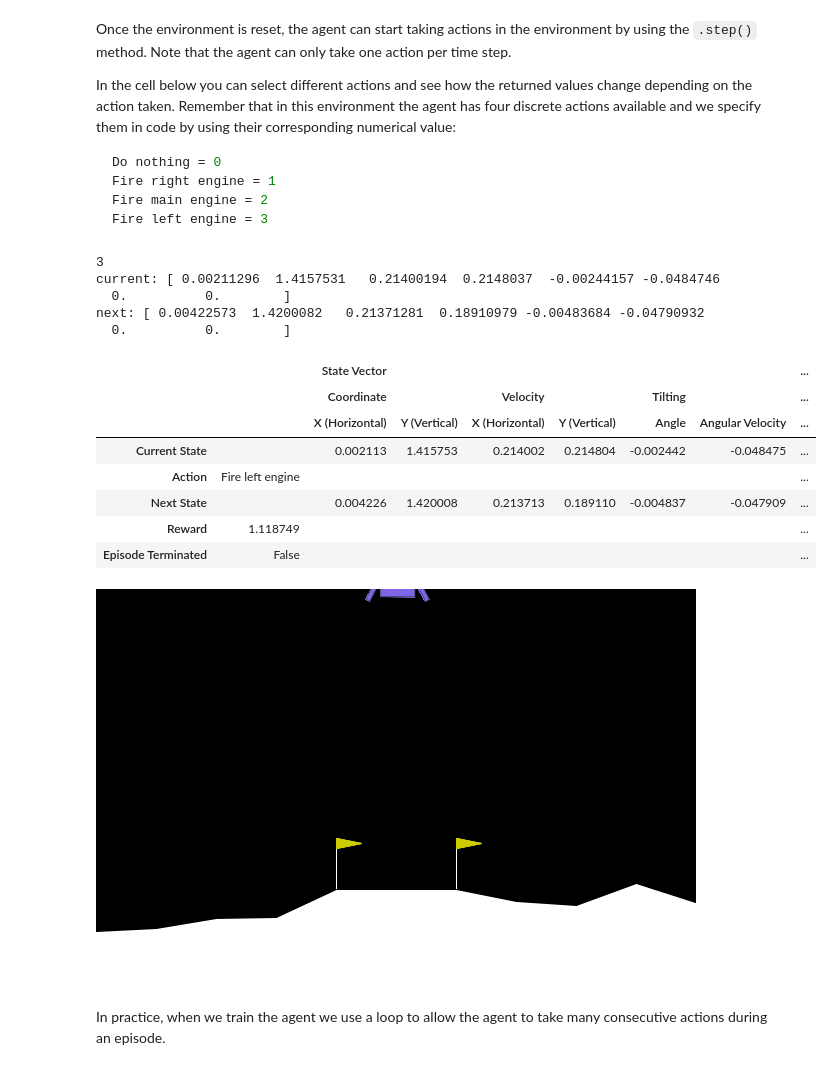
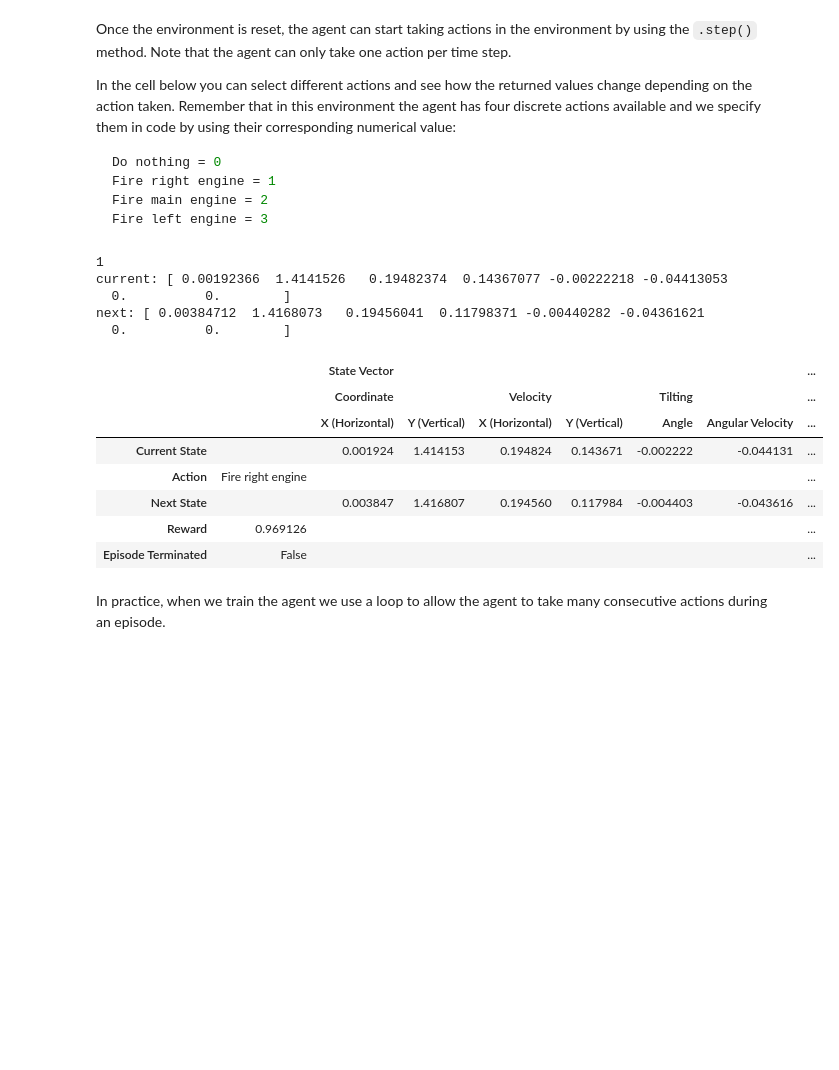
Before and after one commit to jasompi/colab-test, a Jupyter notebook: gymnasium/LunarLander.ipynb, the cells around one changed output. Saved outputs shown, nothing was run; the diff lists cells and outputs as text; code cells hidden in the pictures; blank space fills up the shorter version.

```diff
--- a/gymnasium/LunarLander.ipynb
+++ b/gymnasium/LunarLander.ipynb
@@ -274,34 +308,32 @@ Fire left engine = 3
 # %%
 # Select an action
 action = env.action_space.sample()
 print(action)
 
 # Run a single time step of the environment's dynamics with the given action.
 next_state, reward, done, truncated, info = env.step(0)
 
 print(f'current: {current_state}')
 print(f'next: {next_state}')
 # Display table with values.
 utils.display_table(current_state, action, next_state, reward, done)
 
 # Replace the `current_state` with the state after the action is taken
 current_state = next_state
-PIL.Image.fromarray(env.render())
 # %% [output]
-3
-current: [ 0.00211296  1.4157531   0.21400194  0.2148037  -0.00244157 -0.0484746
+1
+current: [ 0.00192366  1.4141526   0.19482374  0.14367077 -0.00222218 -0.04413053
   0.          0.        ]
-next: [ 0.00422573  1.4200082   0.21371281  0.18910979 -0.00483684 -0.04790932
+next: [ 0.00384712  1.4168073   0.19456041  0.11798371 -0.00440282 -0.04361621
   0.          0.        ]
 |  |  | State Vector |  |  |  |  |  | ... |
 |  |  | Coordinate |  | Velocity |  | Tilting |  | ... |
 |  |  | X (Horizontal) | Y (Vertical) | X (Horizontal) | Y (Vertical) | Angle | Angular Velocity | ... |
-| Current State |  | 0.002113 | 1.415753 | 0.214002 | 0.214804 | -0.002442 | -0.048475 | ... |
-| Action | Fire left engine |  |  |  |  |  |  | ... |
-| Next State |  | 0.004226 | 1.420008 | 0.213713 | 0.189110 | -0.004837 | -0.047909 | ... |
-| Reward | 1.118749 |  |  |  |  |  |  | ... |
+| Current State |  | 0.001924 | 1.414153 | 0.194824 | 0.143671 | -0.002222 | -0.044131 | ... |
+| Action | Fire right engine |  |  |  |  |  |  | ... |
+| Next State |  | 0.003847 | 1.416807 | 0.194560 | 0.117984 | -0.004403 | -0.043616 | ... |
+| Reward | 0.969126 |  |  |  |  |  |  | ... |
 | Episode Terminated | False |  |  |  |  |  |  | ... |
-[figure, removed]
 # %% [markdown]
 In practice, when we train the agent we use a loop to allow the agent to take many consecutive actions during an episode.
 # %% [markdown]
```
Also changed, not shown: parts of 8 cells of this notebook, 3 other files.
